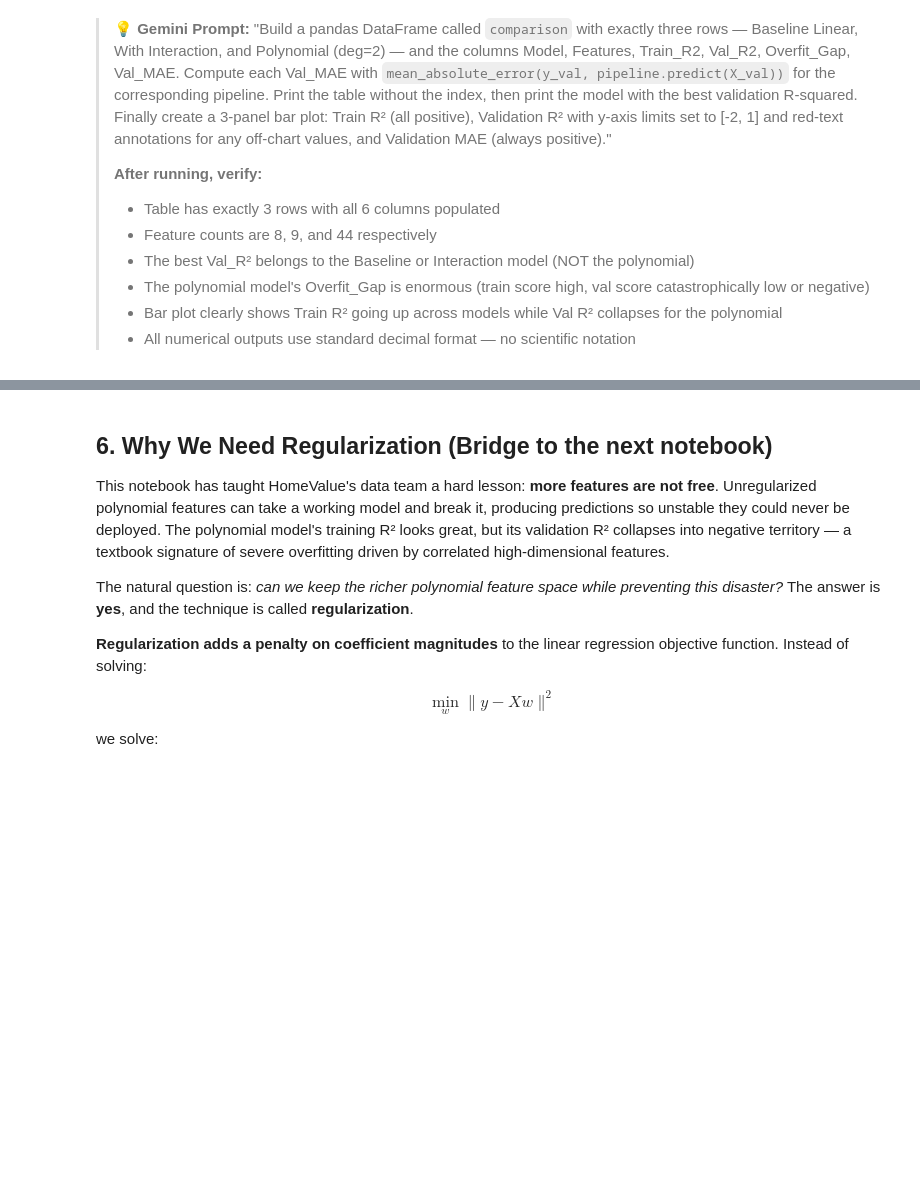
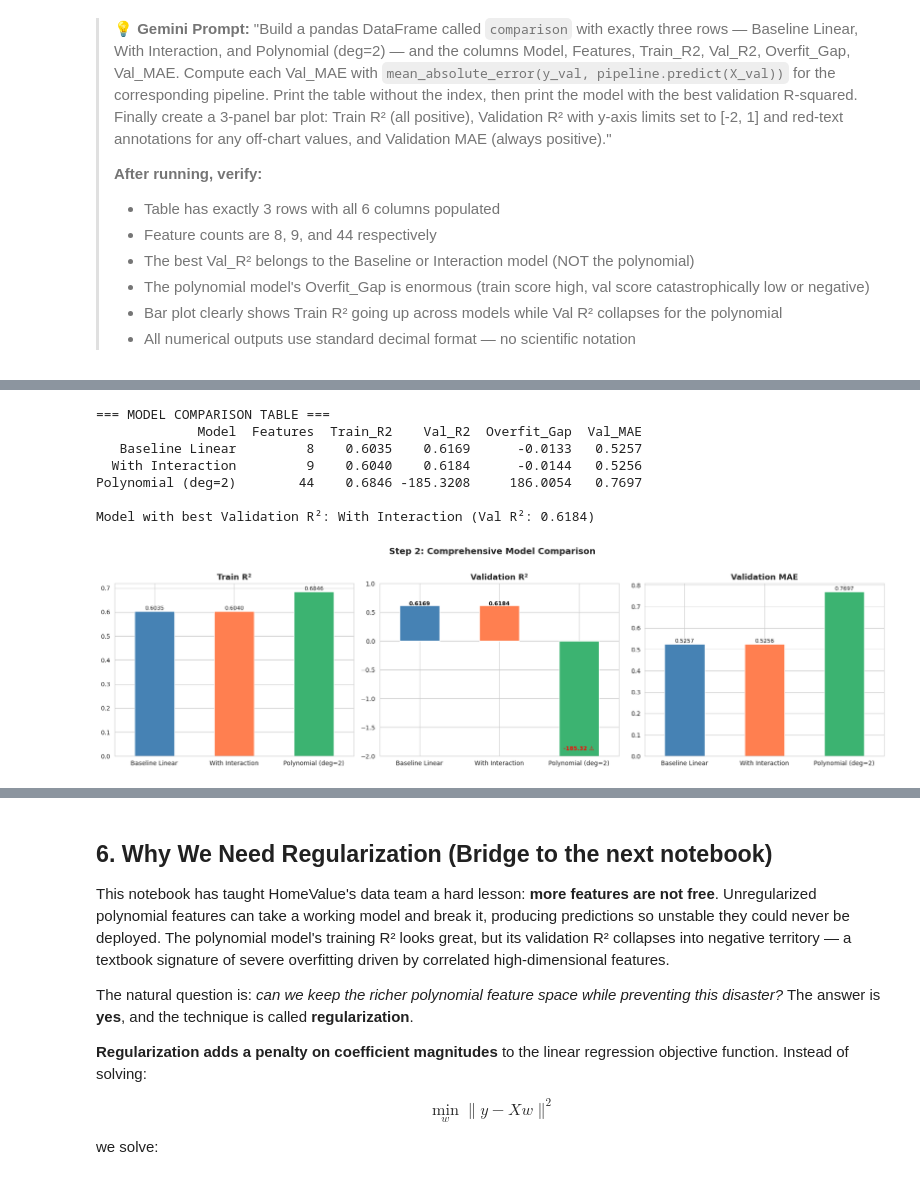
Before and after one commit to serenemj-sys/cs176project, a Jupyter notebook: notebooks/nb04_linear_features_diagnostics_student.ipynb, the cells around one changed output, grey strips where cells are left out. Saved outputs shown, nothing was run; the diff lists cells and outputs as text; code cells hidden in the pictures; blank space fills up the shorter version.

```diff
--- a/notebooks/nb04_linear_features_diagnostics_student.ipynb
+++ b/notebooks/nb04_linear_features_diagnostics_student.ipynb
@@ -508,0 +465,76 @@ This is not just a comparison exercise — it is the setup for the next notebook
+# %%
+comparison = pd.DataFrame([
+    {
+        'Model': 'Baseline Linear',
+        'Features': X_train.shape[1],
+        'Train_R2': train_score,
+        'Val_R2': val_score,
+        'Overfit_Gap': train_score - val_score,
+        'Val_MAE': mean_absolute_error(y_val, baseline_pipeline.predict(X_val))
+    },
+    {
+        'Model': 'With Interaction',
+        'Features': X_train_interact.shape[1],
+        'Train_R2': train_score_interact,
+        'Val_R2': val_score_interact,
+        'Overfit_Gap': train_score_interact - val_score_interact,
+        'Val_MAE': mean_absolute_error(y_val, interact_pipeline.predict(X_val_interact))
+    },
+    {
+        'Model': 'Polynomial (deg=2)',
+        'Features': poly_pipeline.named_steps['poly'].n_output_features_,
+        'Train_R2': train_score_poly,
+        'Val_R2': val_score_poly,
+        'Overfit_Gap': train_score_poly - val_score_poly,
+        'Val_MAE': mean_absolute_error(y_val, poly_pipeline.predict(X_val))
+    }
+])
+
+print("=== MODEL COMPARISON TABLE ===")
+print(comparison.to_string(index=False, float_format='%.4f'))
+
+best_model = comparison.loc[comparison['Val_R2'].idxmax()]
+print(f"\nModel with best Validation R²: {best_model['Model']} (Val R²: {best_model['Val_R2']:.4f})")
+
+# --- 3-panel bar plot ---
+fig, axes = plt.subplots(1, 3, figsize=(18, 5))
+
+# Train R² plot
+comparison.plot.bar(x='Model', y='Train_R2', ax=axes[0], legend=False, color=['steelblue', 'coral', 'mediumseagreen'])
+axes[0].set_title('Train R²', fontsize=13, fontweight='bold')
+axes[0].set_xlabel('')
+axes[0].tick_params(axis='x', rotation=0)
+for container in axes[0].containers:
+    axes[0].bar_label(container, fmt='%.4f', fontsize=9)
+
+# Validation R² plot (with clipping)
+comparison.plot.bar(x='Model', y='Val_R2', ax=axes[1], legend=False, color=['steelblue', 'coral', 'mediumseagreen'])
+axes[1].set_title('Validation R²', fontsize=13, fontweight='bold')
+axes[1].set_xlabel('')
+axes[1].tick_params(axis='x', rotation=0)
+axes[1].set_ylim(-2, 1) # Set y-axis limits to make overfitting visible
+for i, v in enumerate(comparison['Val_R2']):
+    label = f'{v:.4f}' if -2 <= v <= 1 else f'{v:.2f} ⚠️'
+    axes[1].text(i, max(min(v, 0.9), -1.9), label, ha='center',
+            fontsize=9, fontweight='bold', color='red' if v < -1 else 'black')
+
+# Validation MAE plot
+comparison.plot.bar(x='Model', y='Val_MAE', ax=axes[2], legend=False, color=['steelblue', 'coral', 'mediumseagreen'])
+axes[2].set_title('Validation MAE', fontsize=13, fontweight='bold')
+axes[2].set_xlabel('')
+axes[2].tick_params(axis='x', rotation=0)
+for container in axes[2].containers:
+    axes[2].bar_label(container, fmt='%.4f', fontsize=9)
+
+fig.suptitle('Step 2: Comprehensive Model Comparison', fontsize=14, fontweight='bold', y=1.02)
+plt.tight_layout()
+plt.show()
+# %% [output]
+=== MODEL COMPARISON TABLE ===
+             Model  Features  Train_R2    Val_R2  Overfit_Gap  Val_MAE
+   Baseline Linear         8    0.6035    0.6169      -0.0133   0.5257
+  With Interaction         9    0.6040    0.6184      -0.0144   0.5256
+Polynomial (deg=2)        44    0.6846 -185.3208     186.0054   0.7697
+
+Model with best Validation R²: With Interaction (Val R²: 0.6184)
+[figure, added]
```
Also changed, not shown: parts of 6 cells of this notebook.
